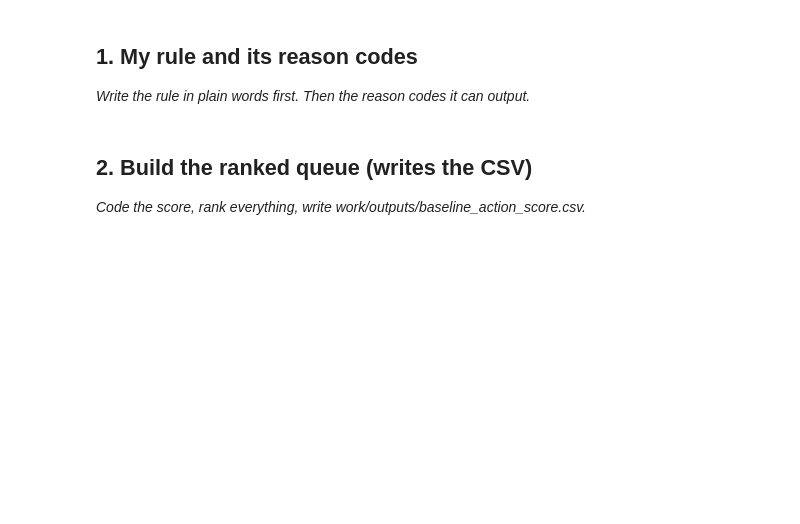
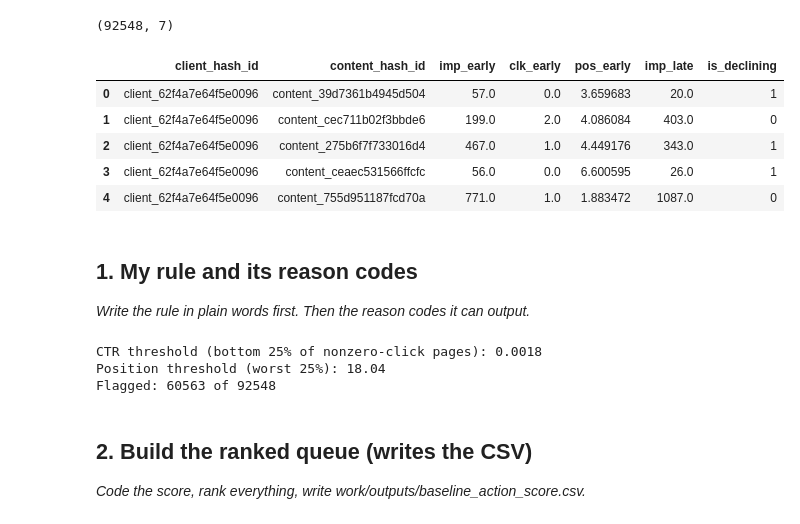
Before and after one commit to MuhammadBilalFarooq/Assignment1, a Jupyter notebook: work/notebooks/w04_baseline_score.ipynb, the cells around one changed output. Cells and saved outputs as stored; diff of their text form; code cells hidden in the pictures; blank space fills up the shorter version.

```diff
--- a/work/notebooks/w04_baseline_score.ipynb
+++ b/work/notebooks/w04_baseline_score.ipynb
@@ -6,6 +6,21 @@
 This skeleton is yours to fill. Work the sections **in order** — each one has a one-line hint. Simple words, honest numbers.
 
 > Working with an AI assistant? Tell it to read `skills/README.md` first and load the one skill this assignment names on its card.
+# %%
+import pandas as pd
+
+url = "https://raw.githubusercontent.com/MuhammadBilalFarooq/Assignment1/main/work/notebooks/w03_features.parquet"
+features = pd.read_parquet(url)
+print(features.shape)
+features.head()
+# %% [output]
+(92548, 7)
+|  | client_hash_id | content_hash_id | imp_early | clk_early | pos_early | imp_late | is_declining |
+| 0 | client_62f4a7e64f5e0096 | content_39d7361b4945d504 | 57.0 | 0.0 | 3.659683 | 20.0 | 1 |
+| 1 | client_62f4a7e64f5e0096 | content_cec711b02f3bbde6 | 199.0 | 2.0 | 4.086084 | 403.0 | 0 |
+| 2 | client_62f4a7e64f5e0096 | content_275b6f7f733016d4 | 467.0 | 1.0 | 4.449176 | 343.0 | 1 |
+| 3 | client_62f4a7e64f5e0096 | content_ceaec531566ffcfc | 56.0 | 0.0 | 6.600595 | 26.0 | 1 |
+| 4 | client_62f4a7e64f5e0096 | content_755d951187fcd70a | 771.0 | 1.0 | 1.883472 | 1087.0 | 0 |
 # %% [markdown]
 ## 1. My rule and its reason codes
 
@@ -16,3 +28,42 @@ This skeleton is yours to fill. Work the sections **in order** — each one has
+# %%
+import numpy as np
+
+# Early click-through rate (guard against divide-by-zero)
+features['ctr_early'] = np.where(
+    features['imp_early'] > 0,
+    features['clk_early'] / features['imp_early'],
+    0
+)
+
+min_impressions = 20  # below this, early signal is too thin to trust
+
+# Only consider CTR threshold among pages that got at least SOME clicks
+nonzero_ctr = features.loc[features['clk_early'] > 0, 'ctr_early']
+ctr_threshold = nonzero_ctr.quantile(0.25)
+pos_threshold = features['pos_early'].quantile(0.75)
+
+def assign_reason(row):
+    reasons = []
+    if row['imp_early'] < min_impressions:
+        reasons.append('LOW_VOLUME_UNRELIABLE')
+    if row['clk_early'] == 0 and row['imp_early'] >= min_impressions:
+        reasons.append('ZERO_CLICKS')
+    elif row['clk_early'] > 0 and row['ctr_early'] <= ctr_threshold:
+        reasons.append('LOW_CTR')
+    if row['pos_early'] >= pos_threshold:
+        reasons.append('WEAK_POSITION')
+    return reasons if reasons else ['STABLE']
+
+features['reason_codes'] = features.apply(assign_reason, axis=1)
+features['baseline_flag'] = features['reason_codes'].apply(lambda r: r != ['STABLE'])
+
+print(f"CTR threshold (bottom 25% of nonzero-click pages): {ctr_threshold:.4f}")
+print(f"Position threshold (worst 25%): {pos_threshold:.2f}")
+print(f"Flagged: {features['baseline_flag'].sum()} of {len(features)}")
+# %% [output]
+CTR threshold (bottom 25% of nonzero-click pages): 0.0018
+Position threshold (worst 25%): 18.04
+Flagged: 60563 of 92548
 # %% [markdown]
 ## 2. Build the ranked queue (writes the CSV)
 
```
Also changed, not shown: parts of 9 cells of this notebook.
